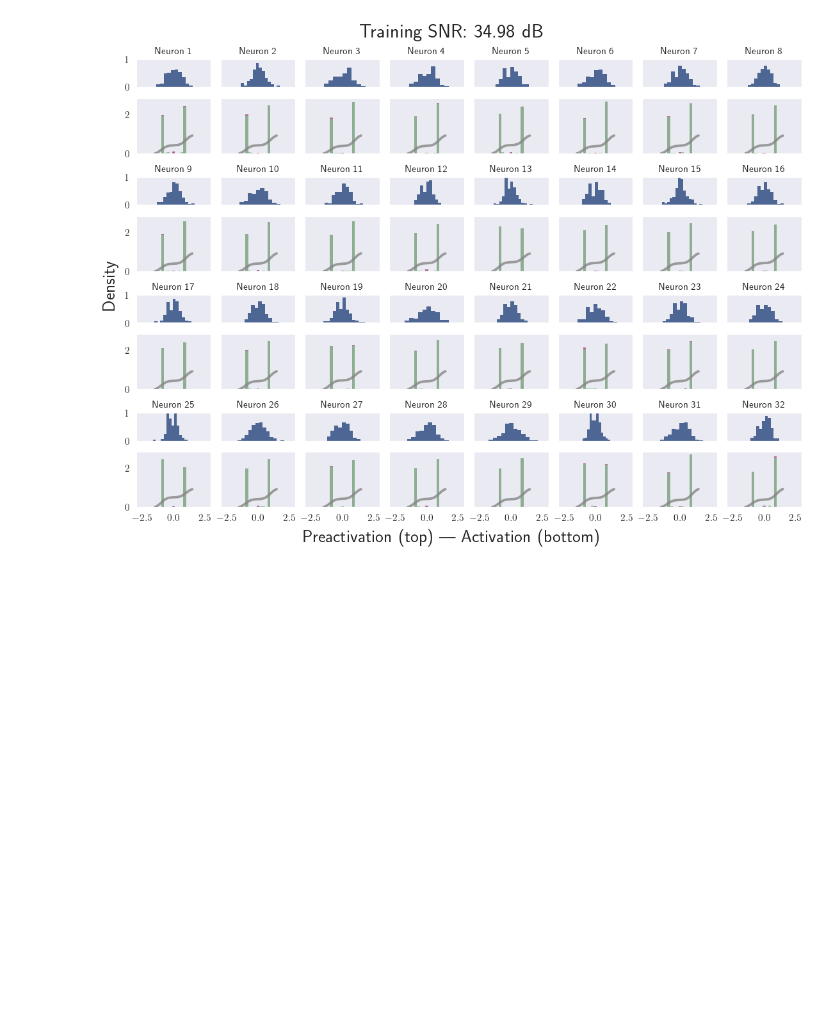
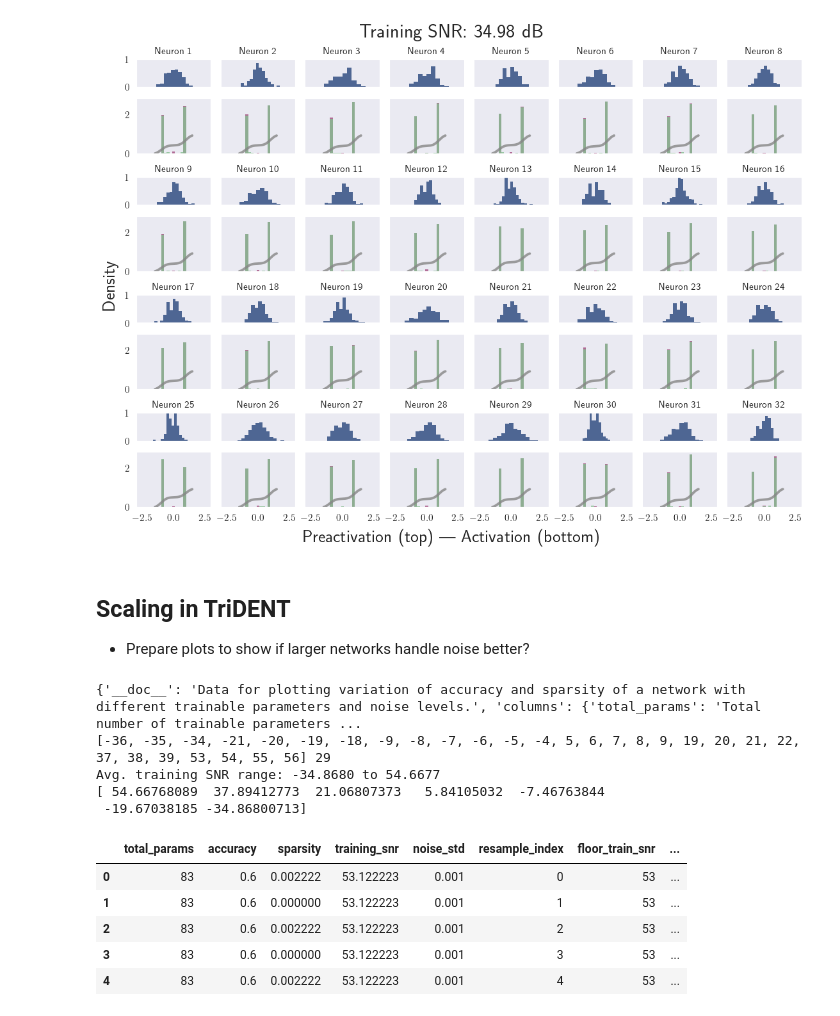
Before and after one commit to vjaltare/sawy, a Jupyter notebook: notebooks/uci_iris_figures_v2.ipynb, the cells around one changed output. Cells and saved outputs as stored; diff of their text form; code cells hidden in the pictures; blank space fills up the shorter version.

```diff
--- a/notebooks/uci_iris_figures_v2.ipynb
+++ b/notebooks/uci_iris_figures_v2.ipynb
@@ -659,3 +659,53 @@ if save_plot:
     fig.savefig(os.path.join(FIGURES_PATH, figname), bbox_inches="tight", dpi=300)
 # %% [output]
 [figure]
+# %% [markdown]
+## Scaling in TriDENT
+- Prepare plots to show if larger networks handle noise better?
+# %%
+# load the data
+scaling_data_raw = pickle.load(open(os.path.join(DATA_PATH, "ffn_uci_iris_scaling_snr_perf_sparsity_2026-05-18.pkl"), "rb"))
+# print(scaling_data['__doc__'])
+scaling_data = scaling_data_raw['data']
+scaling_meta = scaling_data_raw['metadata']
+
+print(scaling_meta)
+
+# cleaning
+scaling_data['total_params'] = [int(p) for p in scaling_data['total_params']]
+
+# optional: make the SNR values integers
+scaling_data['floor_train_snr'] = [math.floor(snr) for snr in scaling_data['training_snr']]
+
+scaling_data['noise_std'] = [round(std, 4) for std in scaling_data['noise_std']]
+
+## print the unique integer SNR values
+unique_snr = set(scaling_data['training_snr'])
+unique_snr = {int(round(snr)) for snr in unique_snr}
+unique_snr = sorted(unique_snr)
+print(unique_snr, len(unique_snr))
+
+
+
+scaling_data = pd.DataFrame(scaling_data)
+
+## pilot cleaning: average SNR along the noise_std column -> for each unique noise_std value, average the training snr values and assign it to a new column called "avg_train_snr"
+scaling_data['avg_training_snr'] = scaling_data.groupby('noise_std')['training_snr'].transform('mean')
+min_avg_train_snr = scaling_data['avg_training_snr'].min()
+max_avg_train_snr = scaling_data['avg_training_snr'].max()
+
+print(f"Avg. training SNR range: {min_avg_train_snr:.4f} to {max_avg_train_snr:.4f}")
+print(scaling_data['avg_training_snr'].unique())
+scaling_data.head()
+# %% [output]
+{'__doc__': 'Data for plotting variation of accuracy and sparsity of a network with different trainable parameters and noise levels.', 'columns': {'total_params': 'Total number of trainable parameters ...
+[-36, -35, -34, -21, -20, -19, -18, -9, -8, -7, -6, -5, -4, 5, 6, 7, 8, 9, 19, 20, 21, 22, 37, 38, 39, 53, 54, 55, 56] 29
+Avg. training SNR range: -34.8680 to 54.6677
+[ 54.66768089  37.89412773  21.06807373   5.84105032  -7.46763844
+ -19.67038185 -34.86800713]
+|  | total_params | accuracy | sparsity | training_snr | noise_std | resample_index | floor_train_snr | ... |
+| 0 | 83 | 0.6 | 0.002222 | 53.122223 | 0.001 | 0 | 53 | ... |
+| 1 | 83 | 0.6 | 0.000000 | 53.122223 | 0.001 | 1 | 53 | ... |
+| 2 | 83 | 0.6 | 0.002222 | 53.122223 | 0.001 | 2 | 53 | ... |
+| 3 | 83 | 0.6 | 0.000000 | 53.122223 | 0.001 | 3 | 53 | ... |
+| 4 | 83 | 0.6 | 0.002222 | 53.122223 | 0.001 | 4 | 53 | ... |
```
Also changed, not shown: parts of 2 cells of this notebook, 1 other file.
